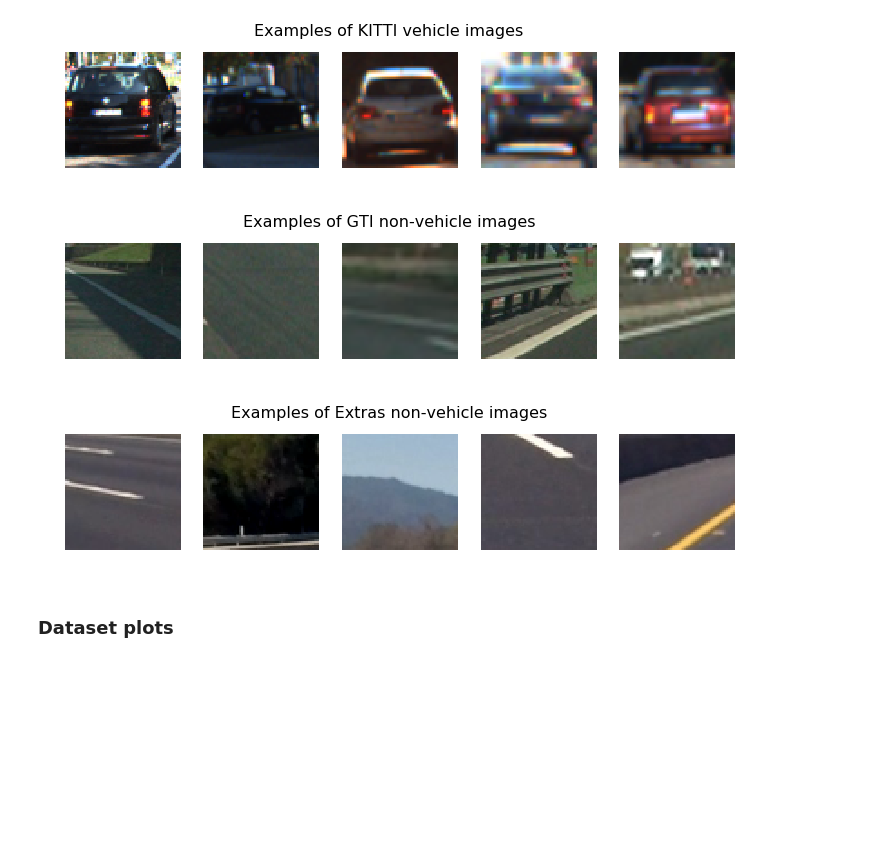
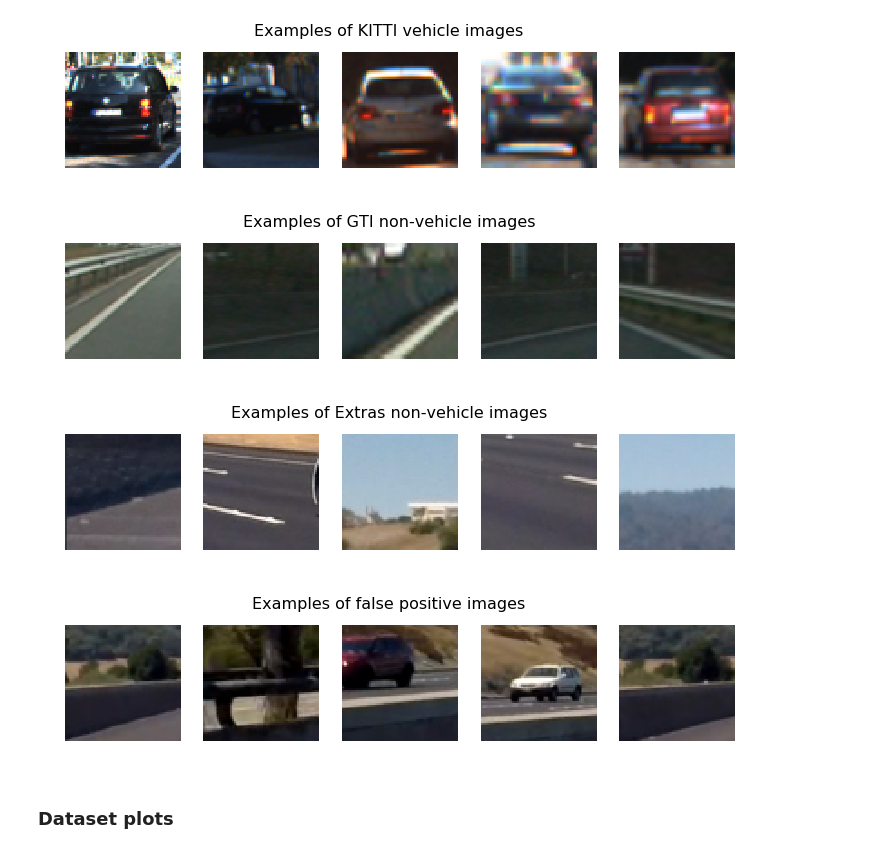
Before and after one commit to musa-atlihan/CarND-Vehicle-Detection, a Jupyter notebook: feature-extraction.ipynb, the cells around one changed output. Drawn from its saved outputs; the diff is of its cells as text; code cells hidden in the pictures; blank space fills up the shorter version.

Commit message:
augment dataset with false positives

```diff
--- a/feature-extraction.ipynb
+++ b/feature-extraction.ipynb
@@ -515,0 +528,11 @@ step 6000 is passed for label 0
+# %%
+non_vehicles_false_positives = glob.glob(
+    './vehicle-detection-data/non-vehicles/false-positives/*.png')
+
+non_vehicle_paths_augmented = (
+        non_vehicles_gti
+        + non_vehicles_extras
+        + non_vehicles_false_positives
+    )
+
+img_groups_augmented = [vehicle_paths, non_vehicle_paths_augmented]
@@ -548,23 +623,26 @@ for i, sources in enumerate(vahicle_lists):
 # %%
 # plot some vehicle images
 non_vahicle_lists = [
         non_vehicles_gti,
-        non_vehicles_extras
+        non_vehicles_extras,
+        non_vehicles_false_positives
     ]
 title_list = [
         'Examples of GTI non-vehicle images',
-        'Examples of Extras non-vehicle images'
+        'Examples of Extras non-vehicle images',
+        'Examples of false positive images'
     ]
 for i, sources in enumerate(non_vahicle_lists):
     plt.figure(figsize=(12,2.5))
     plt.suptitle(title_list[i], fontsize=16)
-    for j, path in enumerate(sources[0:5]):
+    for j, path in enumerate(sources[90:95]):
         img = mpimg.imread(path)
         plt.subplot(1,5,j+1)
         plt.imshow(img)
         plt.axis('off')
     plt.show()
     plt.close()
 # %% [output]
-[figure, old version]
+[figure, new version]
-[figure, old version]
+[figure, new version]
+[figure, added]
```
Also changed, not shown: parts of 9 cells of this notebook, 2 other files.
